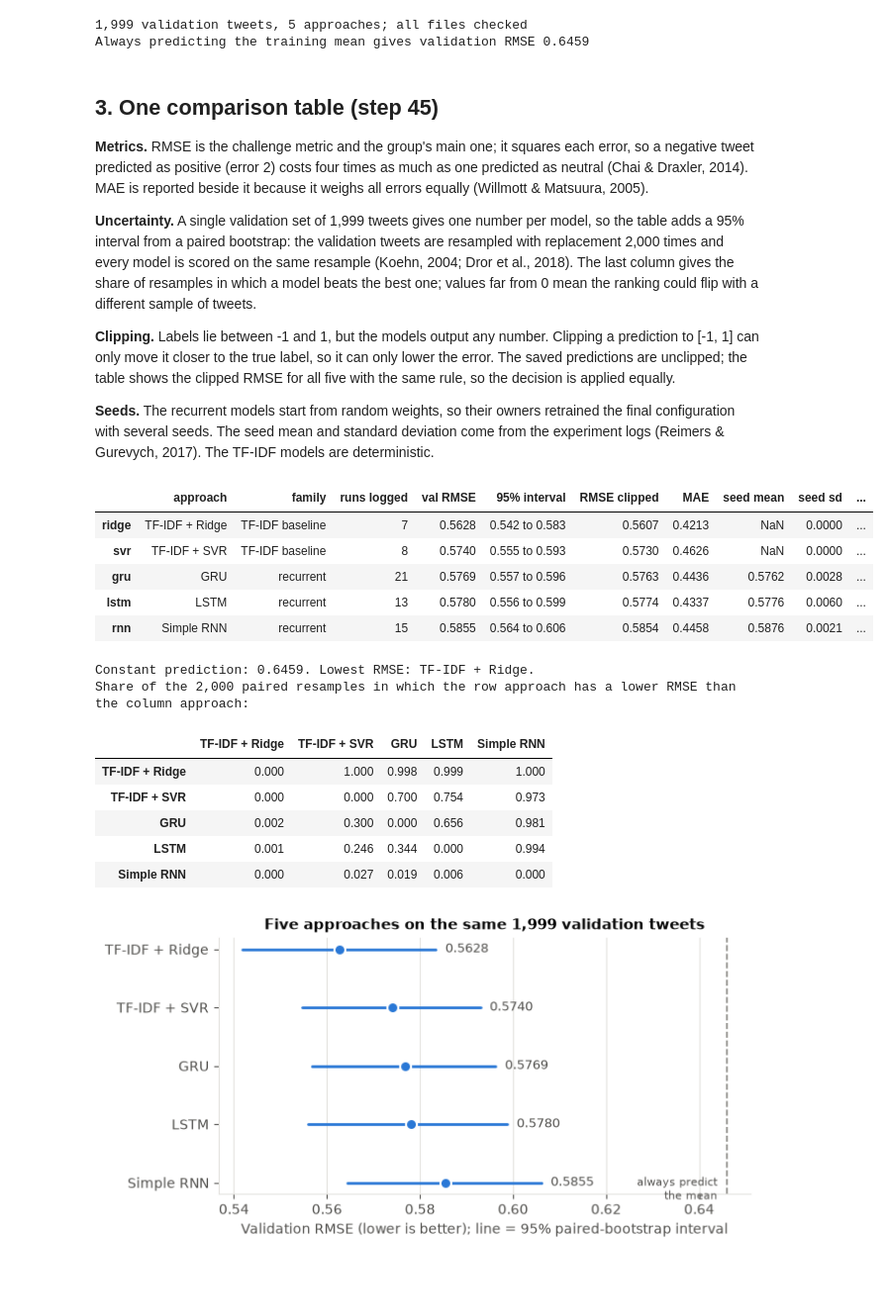
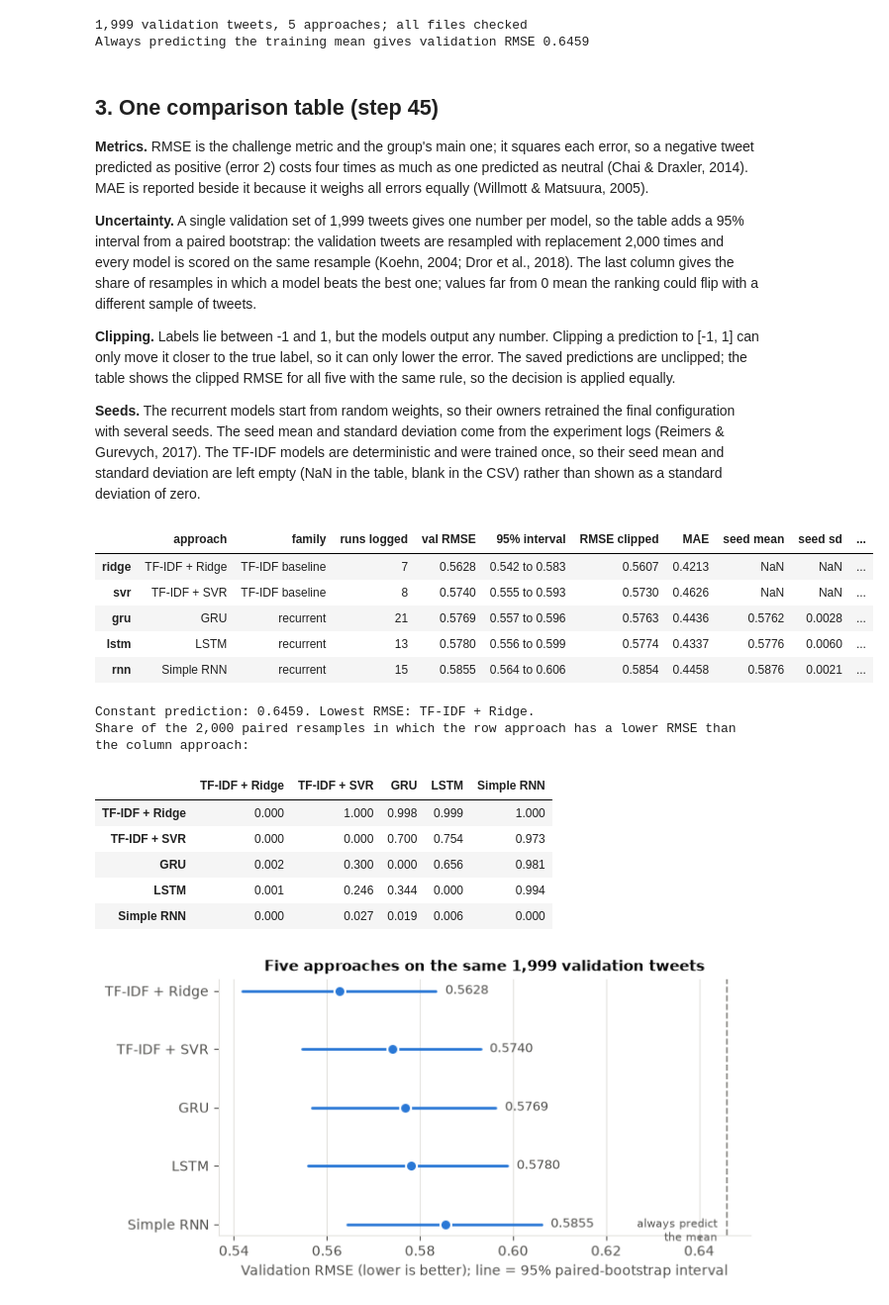
Before and after one commit to Adossi-design/vaccine-sentiment-sequential-models, a Jupyter notebook: notebooks/05_model_comparison_and_error_analysis.ipynb, the cells around one changed output. Shown at 99% size. Saved outputs shown, nothing was run; the diff lists cells and outputs as text; code cells hidden in the pictures; blank space fills up the shorter version.

```diff
--- a/notebooks/05_model_comparison_and_error_analysis.ipynb
+++ b/notebooks/05_model_comparison_and_error_analysis.ipynb
@@ -124,7 +124,7 @@ Always predicting the training mean gives validation RMSE 0.6459
 
 **Clipping.** Labels lie between -1 and 1, but the models output any number. Clipping a prediction to [-1, 1] can only move it closer to the true label, so it can only lower the error. The saved predictions are unclipped; the table shows the clipped RMSE for all five with the same rule, so the decision is applied equally.
 
-**Seeds.** The recurrent models start from random weights, so their owners retrained the final configuration with several seeds. The seed mean and standard deviation come from the experiment logs (Reimers & Gurevych, 2017). The TF-IDF models are deterministic.
+**Seeds.** The recurrent models start from random weights, so their owners retrained the final configuration with several seeds. The seed mean and standard deviation come from the experiment logs (Reimers & Gurevych, 2017). The TF-IDF models are deterministic and were trained once, so their seed mean and standard deviation are left empty (NaN in the table, blank in the CSV) rather than shown as a standard deviation of zero.
 # %%
 logs = common.merge_experiment_logs()  # rebuilds results/experiment_results.csv from every model's log
 logs["val_rmse"] = logs["val_rmse"].astype(float)
@@ -149,36 +149,36 @@ boot = {k: boot_rmse(P[k].to_numpy()) for k in MODELS}
 BEST = min(MODELS, key=lambda k: common.rmse(y, P[k]))
 
 rows = []
 for key, name in MODELS.items():
     pred = P[key].to_numpy()
     seeds = logs.set_index("run_id").loc[FINAL_SEED_RUNS[key], "val_rmse"] if key in FINAL_SEED_RUNS else None
     low, high = np.percentile(boot[key], [2.5, 97.5])
     rows.append({
         "approach": name, "family": FAMILY[key],
         "owner": logs.loc[logs["model"] == key, "owner"].iloc[0],
         "runs logged": int((logs["model"] == key).sum()),
         "val RMSE": common.rmse(y, pred),
         "95% interval": f"{low:.3f} to {high:.3f}",
         "RMSE clipped": common.rmse(y, np.clip(pred, -1, 1)),
         "MAE": mae(y, pred),
         "seed mean": seeds.mean() if seeds is not None else np.nan,
-        "seed sd": seeds.std() if seeds is not None else 0.0,
+        "seed sd": seeds.std() if seeds is not None else np.nan,  # one deterministic run: not applicable
         "seeds": len(seeds) if seeds is not None else 1,
         f"beats {MODELS[BEST]} in": np.mean(boot[key] < boot[BEST]) if key != BEST else np.nan,
     })
 comparison = pd.DataFrame(rows, index=list(MODELS)).sort_values("val RMSE")
 with pd.option_context("display.float_format", "{:.4f}".format):
     display(comparison.drop(columns="owner"))
 print(f"Constant prediction: {CONSTANT_RMSE:.4f}. Lowest RMSE: {MODELS[BEST]}.")
 
 wins = pd.DataFrame({MODELS[b]: {MODELS[a]: np.mean(boot[a] < boot[b]) for a in comparison.index}
                      for b in comparison.index})
 print("Share of the 2,000 paired resamples in which the row approach has a lower RMSE than the column approach:")
 display(wins.round(3))
 # %% [output]
 |  | approach | family | runs logged | val RMSE | 95% interval | RMSE clipped | MAE | seed mean | seed sd | ... |
-| ridge | TF-IDF + Ridge | TF-IDF baseline | 7 | 0.5628 | 0.542 to 0.583 | 0.5607 | 0.4213 | NaN | 0.0000 | ... |
-| svr | TF-IDF + SVR | TF-IDF baseline | 8 | 0.5740 | 0.555 to 0.593 | 0.5730 | 0.4626 | NaN | 0.0000 | ... |
+| ridge | TF-IDF + Ridge | TF-IDF baseline | 7 | 0.5628 | 0.542 to 0.583 | 0.5607 | 0.4213 | NaN | NaN | ... |
+| svr | TF-IDF + SVR | TF-IDF baseline | 8 | 0.5740 | 0.555 to 0.593 | 0.5730 | 0.4626 | NaN | NaN | ... |
 | gru | GRU | recurrent | 21 | 0.5769 | 0.557 to 0.596 | 0.5763 | 0.4436 | 0.5762 | 0.0028 | ... |
 | lstm | LSTM | recurrent | 13 | 0.5780 | 0.556 to 0.599 | 0.5774 | 0.4337 | 0.5776 | 0.0060 | ... |
 | rnn | Simple RNN | recurrent | 15 | 0.5855 | 0.564 to 0.606 | 0.5854 | 0.4458 | 0.5876 | 0.0021 | ... |
```
Also changed, not shown: parts of 11 cells of this notebook, 1 other file.
